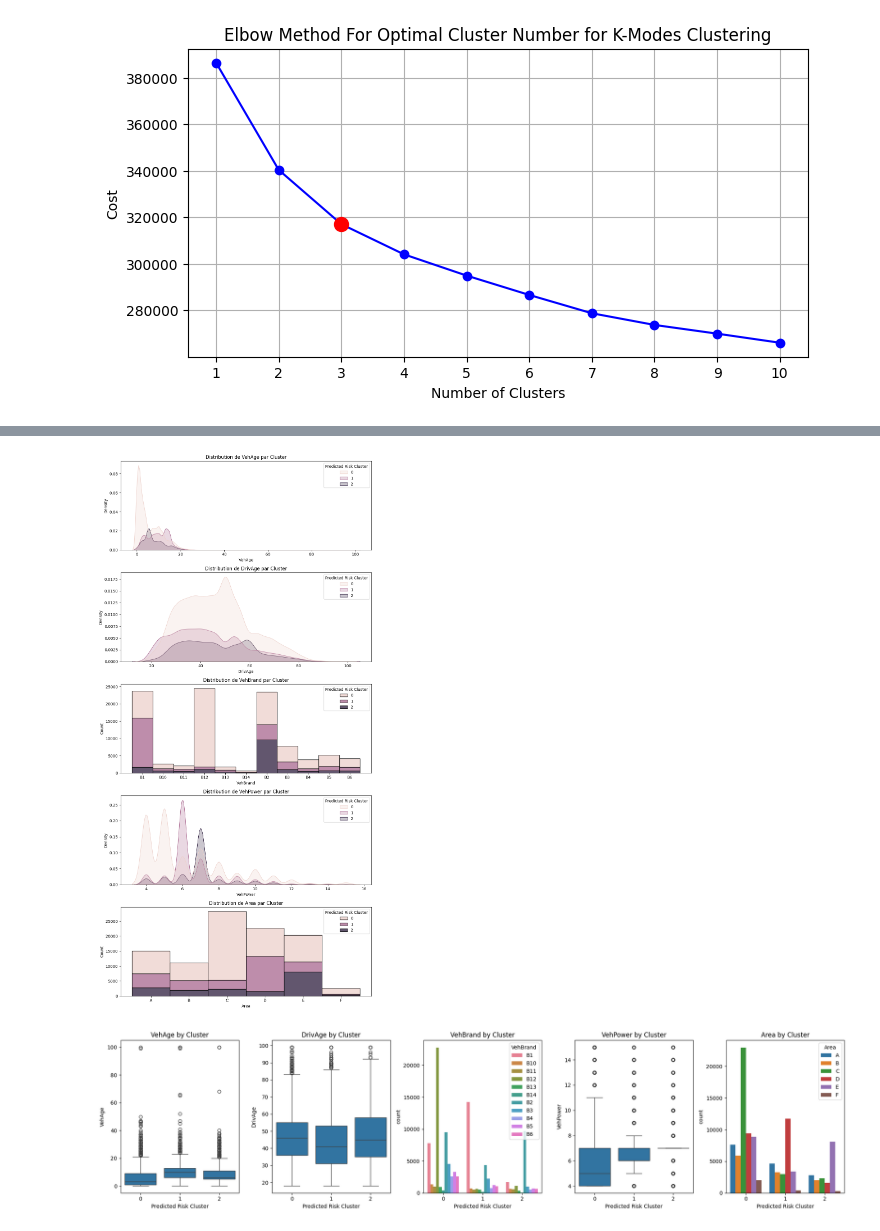
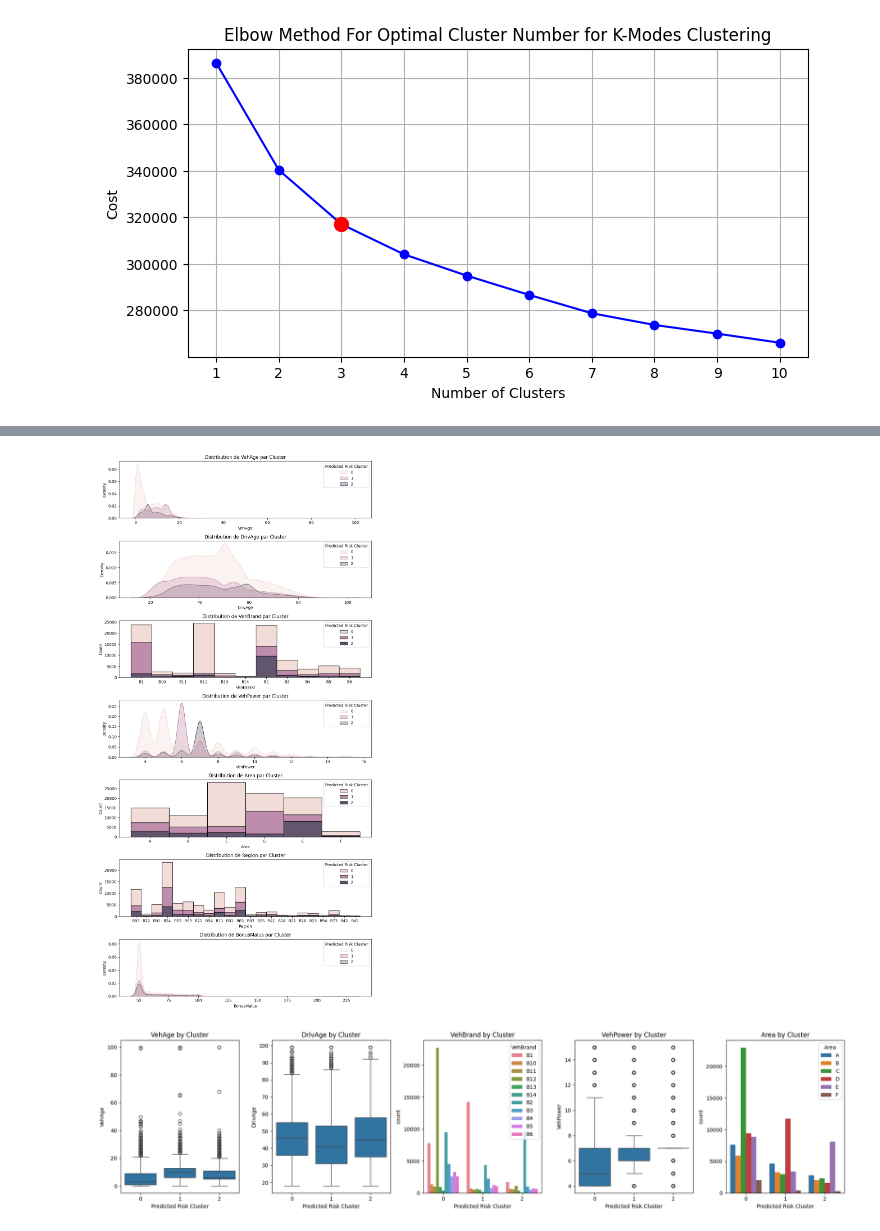
Before and after one commit to ThomasDeConinck/Assurance-Code-Python, a Jupyter notebook: assurances Code Python Case.ipynb, the cells around one changed output, grey strips where cells are left out. Drawn from its saved outputs; the diff is of its cells as text; code cells hidden in the pictures.

```diff
--- a/assurances Code Python Case.ipynb
+++ b/assurances Code Python Case.ipynb
@@ -446,24 +606,24 @@ claims_data['Predicted Risk Cluster'] = model.predict(df_categorical)
 # %%
 # Define the variables to plot
-variables = ['VehAge', 'DrivAge', 'VehBrand', 'VehPower', 'Area']
+variables = ['VehAge', 'DrivAge', 'VehBrand', 'VehPower', 'Area', 'Region', 'BonusMalus']
 fig, axes = plt.subplots(len(variables), 1, figsize=(10, 20))
 
 # Plot the distribution of variables by predicted risk cluster
 # We use sns.histplot for categorical variables and sns.kdeplot for numerical variables.
 # This allows us to visualize how different variables are distributed across the predicted risk clusters.
 for i, var in enumerate(variables):
     assert var in claims_data.columns, f"La colonne {var} est manquante dans claims_data"
     if claims_data[var].dtype.name == 'category' or claims_data[var].dtype.name == 'object':
         sns.histplot(data=claims_data, x=var, hue='Predicted Risk Cluster', multiple="stack", ax=axes[i])
     else:
         sns.kdeplot(data=claims_data, x=var, hue='Predicted Risk Cluster', fill=True, ax=axes[i])
     axes[i].set_title(f'Distribution de {var} par Cluster')
 
 # Adjust the layout of the subplots to avoid overlap
 plt.tight_layout()
 plt.show()
 # %% [output]
-[figure, old version]
+[figure, new version]
 # %%
 # Define the variables to plot
 variables = ['VehAge', 'DrivAge', 'VehBrand', 'VehPower', 'Area']
```
Also changed, not shown: parts of 49 cells of this notebook, 4 other files.
